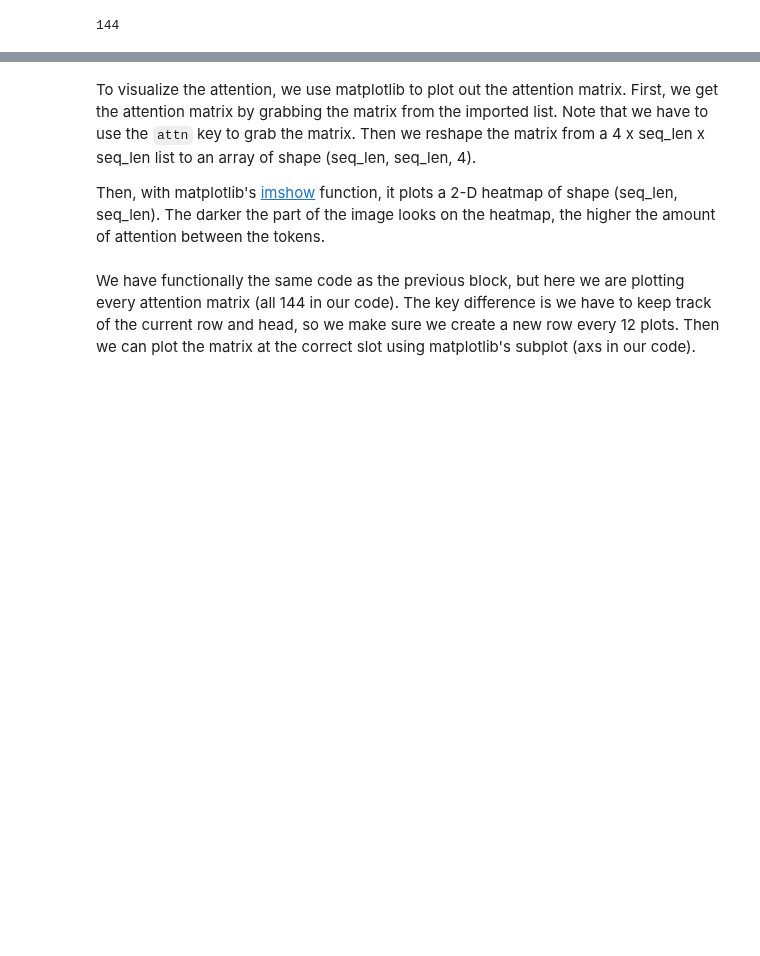
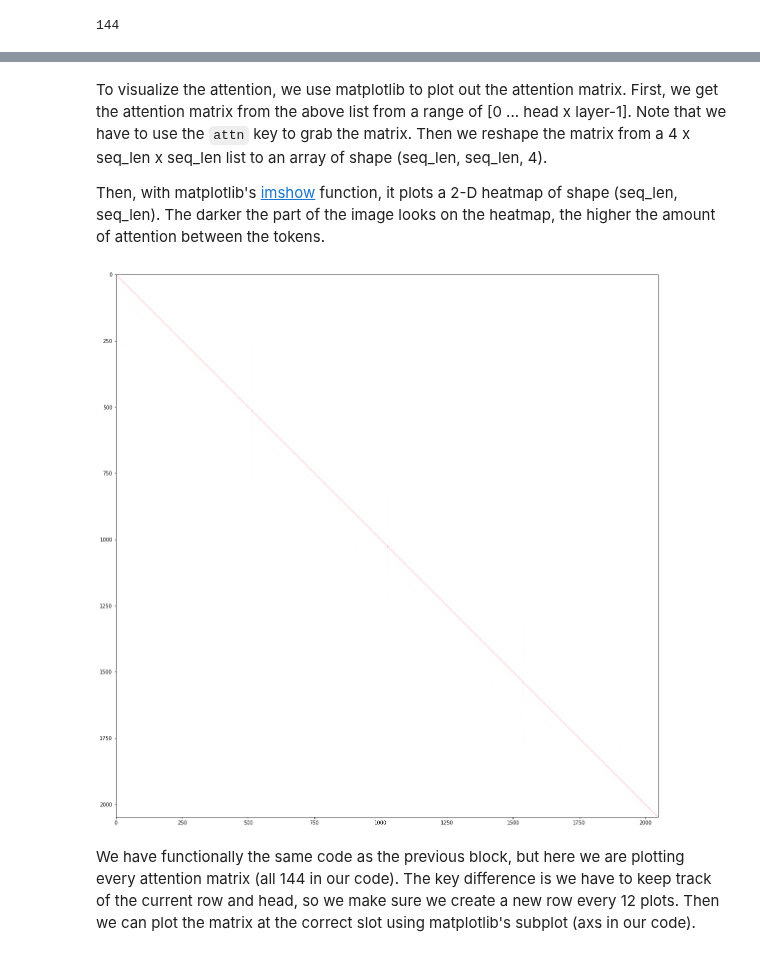
Before and after one commit to danielhou13/cogs402longformer, a Jupyter notebook: src/T3-vis/visualize_aggregate_attn.ipynb, the cells around one changed output, grey strips where cells are left out. Saved outputs shown, nothing was run; the diff lists cells and outputs as text; code cells hidden in the pictures; blank space fills up the shorter version.

```diff
--- a/src/T3-vis/visualize_aggregate_attn.ipynb
+++ b/src/T3-vis/visualize_aggregate_attn.ipynb
@@ -42,15 +40,17 @@ print(len(test[1]['attn']))
 # %% [markdown]
-To visualize the attention, we use matplotlib to plot out the attention matrix. First, we get the attention matrix by grabbing the matrix from the imported list. Note that we have to use the `attn` key to grab the matrix. Then we reshape the matrix from a 4 x seq_len x seq_len list to an array of shape (seq_len, seq_len, 4).
+To visualize the attention, we use matplotlib to plot out the attention matrix. First, we get the attention matrix from the above list from a range of [0 ... head x layer-1]. Note that we have to use the `attn` key to grab the matrix. Then we reshape the matrix from a 4 x seq_len x seq_len list to an array of shape (seq_len, seq_len, 4).
 
 
 Then, with matplotlib's [imshow](https://matplotlib.org/stable/api/_as_gen/matplotlib.pyplot.imshow.html) function, it plots a 2-D heatmap of shape (seq_len, seq_len). The darker the part of the image looks on the heatmap, the higher the amount of attention between the tokens.
 # %%
-# from matplotlib import pyplot as plt
-# fig, ax = plt.subplots()
-# fig.set_figheight(20)
-# fig.set_figwidth(20)
-# c = ax.imshow(test[1]['attn'].reshape((2048,2048,4), interpolation="nearest")
-# plt.show()
+from matplotlib import pyplot as plt
+fig, ax = plt.subplots()
+fig.set_figheight(20)
+fig.set_figwidth(20)
+c = ax.imshow(np.array(test[0]['attn']).reshape((2048,2048,4)), interpolation="nearest")
+plt.show()
+# %% [output]
+[figure, added]
 # %% [markdown]
 We have functionally the same code as the previous block, but here we are plotting every attention matrix (all 144 in our code). The key difference is we have to keep track of the current row and head, so we make sure we create a new row every 12 plots. Then we can plot the matrix at the correct slot using matplotlib's subplot (axs in our code).
 # %%
```
Also changed, not shown: parts of 3 cells of this notebook.
